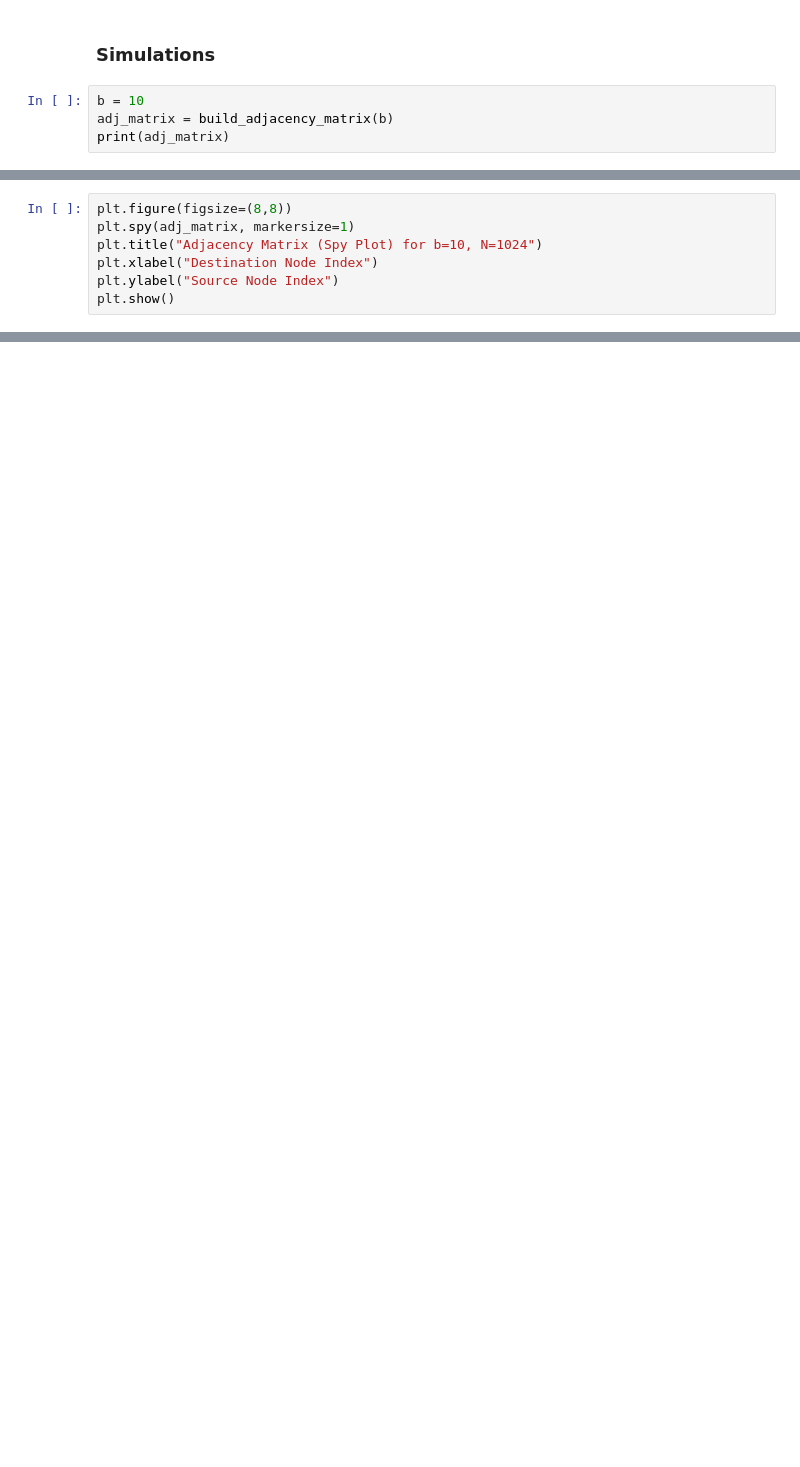
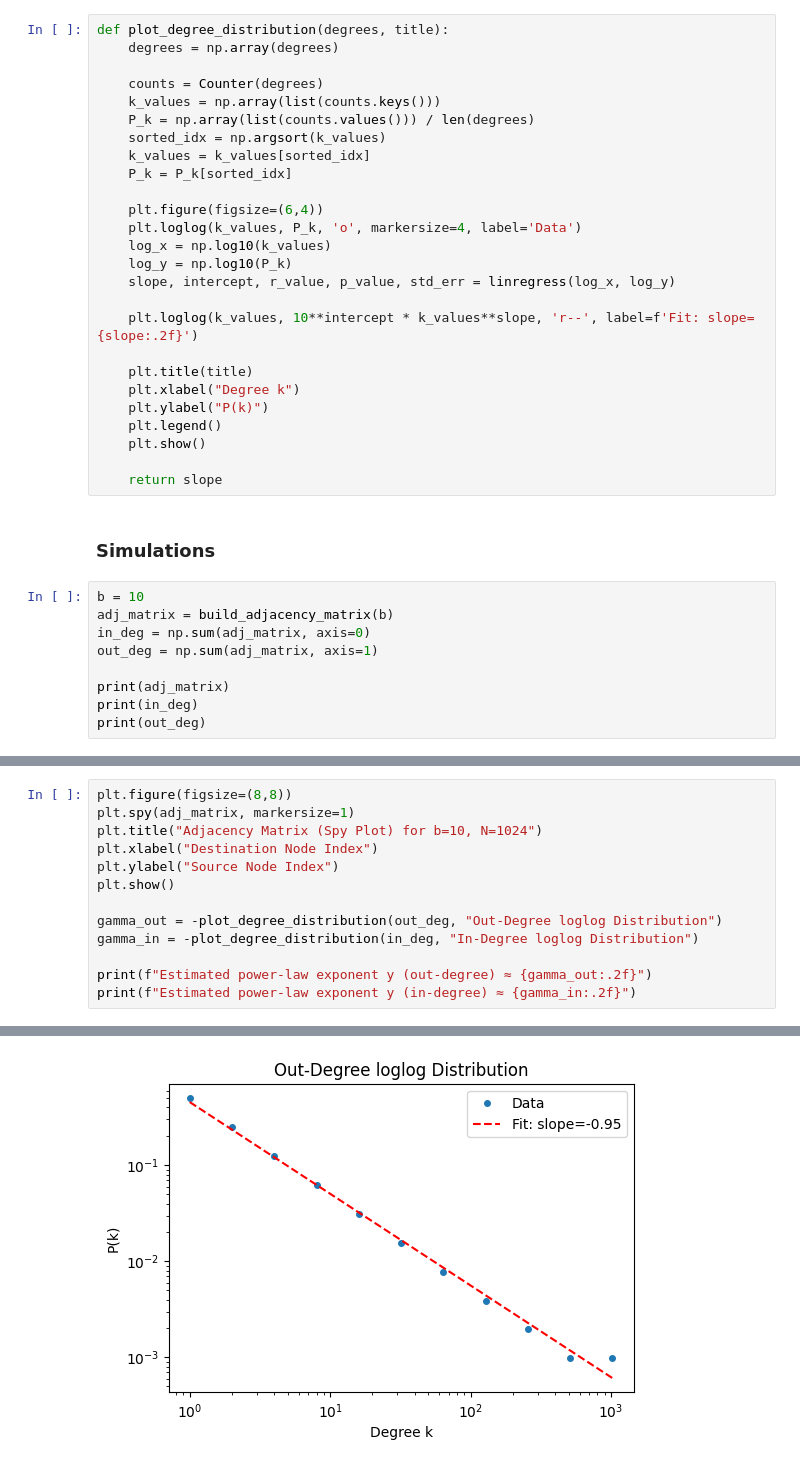
Before and after one commit to AnimateBow4809/UT-SN-HW1, a Jupyter notebook: Q2.ipynb, the cells around one changed output, grey strips where cells are left out. Cells and saved outputs as stored; diff of their text form; blank space fills up the shorter version.

```diff
--- a/Q2.ipynb
+++ b/Q2.ipynb
@@ -38,12 +39,43 @@ def build_adjacency_matrix(b):
             for d in destinations:
                 adj[s, d] = 1
     return adj
+# %%
+def plot_degree_distribution(degrees, title):
+    degrees = np.array(degrees)
+
+    counts = Counter(degrees)
+    k_values = np.array(list(counts.keys()))
+    P_k = np.array(list(counts.values())) / len(degrees)
+    sorted_idx = np.argsort(k_values)
+    k_values = k_values[sorted_idx]
+    P_k = P_k[sorted_idx]
+
+    plt.figure(figsize=(6,4))
+    plt.loglog(k_values, P_k, 'o', markersize=4, label='Data')
+    log_x = np.log10(k_values)
+    log_y = np.log10(P_k)
+    slope, intercept, r_value, p_value, std_err = linregress(log_x, log_y)
+
+    plt.loglog(k_values, 10**intercept * k_values**slope, 'r--', label=f'Fit: slope={slope:.2f}')
+
+    plt.title(title)
+    plt.xlabel("Degree k")
+    plt.ylabel("P(k)")
+    plt.legend()
+    plt.show()
+
+    return slope
 # %% [markdown]
 ### Simulations
 # %%
 b = 10
 adj_matrix = build_adjacency_matrix(b)
+in_deg = np.sum(adj_matrix, axis=0)
+out_deg = np.sum(adj_matrix, axis=1)
+
 print(adj_matrix)
+print(in_deg)
+print(out_deg)
 # %% [output]
 [[1 1 1 ... 1 1 1]
  [0 1 0 ... 1 0 1]
@@ -55,9 +89,16 @@ print(adj_matrix)
 # %%
 plt.figure(figsize=(8,8))
 plt.spy(adj_matrix, markersize=1)
 plt.title("Adjacency Matrix (Spy Plot) for b=10, N=1024")
 plt.xlabel("Destination Node Index")
 plt.ylabel("Source Node Index")
 plt.show()
+
+gamma_out = -plot_degree_distribution(out_deg, "Out-Degree loglog Distribution")
+gamma_in = -plot_degree_distribution(in_deg, "In-Degree loglog Distribution")
+
+print(f"Estimated power-law exponent y (out-degree) ≈ {gamma_out:.2f}")
+print(f"Estimated power-law exponent y (in-degree) ≈ {gamma_in:.2f}")
 # %% [output]
 [figure]
+[figure, added]
```
Also changed, not shown: parts of 3 cells of this notebook.
